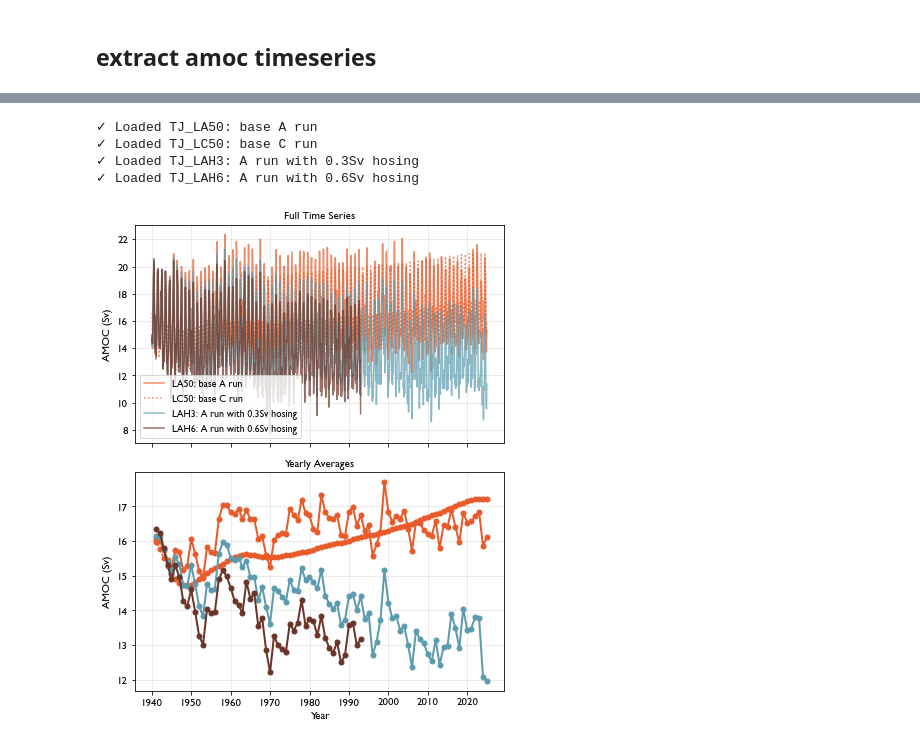
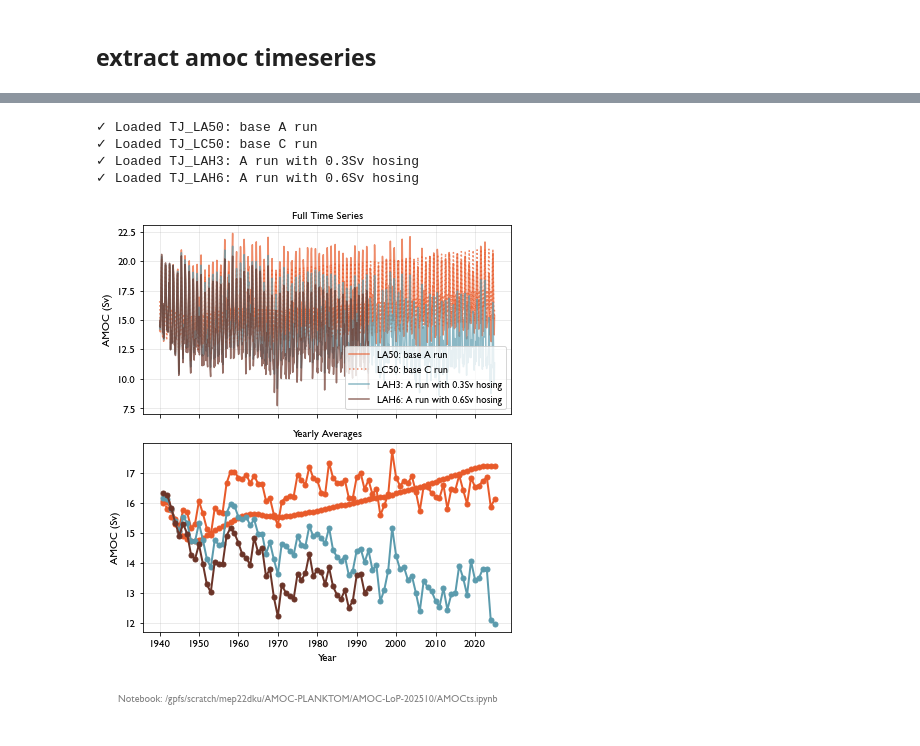
Before and after one commit to tjarnikova/AMOC-PLANKTOM, a Jupyter notebook: AMOC-LoP-202510/AMOCts.ipynb, the cells around one changed output, grey strips where cells are left out. Saved outputs shown, nothing was run; the diff lists cells and outputs as text; code cells hidden in the pictures.

Commit message:
AMOC ts visualization

```diff
--- a/AMOC-LoP-202510/AMOCts.ipynb
+++ b/AMOC-LoP-202510/AMOCts.ipynb
@@ -95,3 +106,27 @@ ml = {
+# %%
+def add_notebook_footer(fig, notebook_name, path_y_position=0.02):
+    """
+    Add notebook path as footer to figure with automatic spacing.
+
+    Parameters:
+    -----------
+    fig : matplotlib figure object
+    notebook_name : str
+        Name of the notebook file (e.g., 'AMOCts.ipynb')
+    path_y_position : float
+        Y position for the footer text (default 0.02 = 2% from bottom)
+
+    usage
+    bottom_margin = add_notebook_footer(fig, 'AMOCts.ipynb')
+    plt.tight_layout(rect=[0, bottom_margin, 1, 0.96])
+    """
+    notebook_path = os.path.abspath(os.getcwd())
+    full_notebook_path = os.path.join(notebook_path, notebook_name)
+    fig.text(0.5, path_y_position, f'Notebook: {full_notebook_path}', ha='center',
+             fontsize=10, style='italic', color='gray')
+
+    # Return the bottom margin needed for tight_layout
+    return path_y_position + 0.05  # Add buffer above text
 # %% [markdown]
 ## colormaps
 # %%
@@ -239,32 +275,34 @@ for name, info in ml.items():
 
 axs[0].set_ylabel('AMOC (Sv)', fontsize=fs)
 axs[0].legend(loc='best', frameon=True, fontsize=fs-1)
 axs[0].grid(alpha=0.3)
 axs[0].set_title('Full Time Series', fontsize=fs)
 
 # Plot yearly averages on bottom panel
 for name, info in ml.items():
     if name in amoc_data:
         ds = amoc_data[name]
         # Resample to yearly averages
         yearly = ds.AMOC.resample(TIME='1Y').mean()
         axs[1].plot(yearly.TIME, yearly,
                     label=f"{name.replace('TJ_', '')}: {info['desc']}",
                     linestyle=info['linestyle'],
                     color=colormap[info['no']],
                     linewidth=2, marker='o', markersize=5)
 
 axs[1].set_ylabel('AMOC (Sv)', fontsize=fs)
 axs[1].set_xlabel('Year', fontsize=fs)
 #axs[1].legend(loc='best', frameon=True, fontsize=fs-1)
 axs[1].grid(alpha=0.3)
 axs[1].set_title('Yearly Averages', fontsize=fs)
 
-plt.tight_layout()
+bottom_margin = add_notebook_footer(fig, 'AMOCts.ipynb')
+plt.tight_layout(rect=[0, bottom_margin, 1, 0.96])
+
 plt.show()
 # %% [output]
 ✓ Loaded TJ_LA50: base A run
 ✓ Loaded TJ_LC50: base C run
 ✓ Loaded TJ_LAH3: A run with 0.3Sv hosing
 ✓ Loaded TJ_LAH6: A run with 0.6Sv hosing
-[figure, old version]
+[figure, new version]
```
Also changed, not shown: parts of 8 cells of this notebook.
